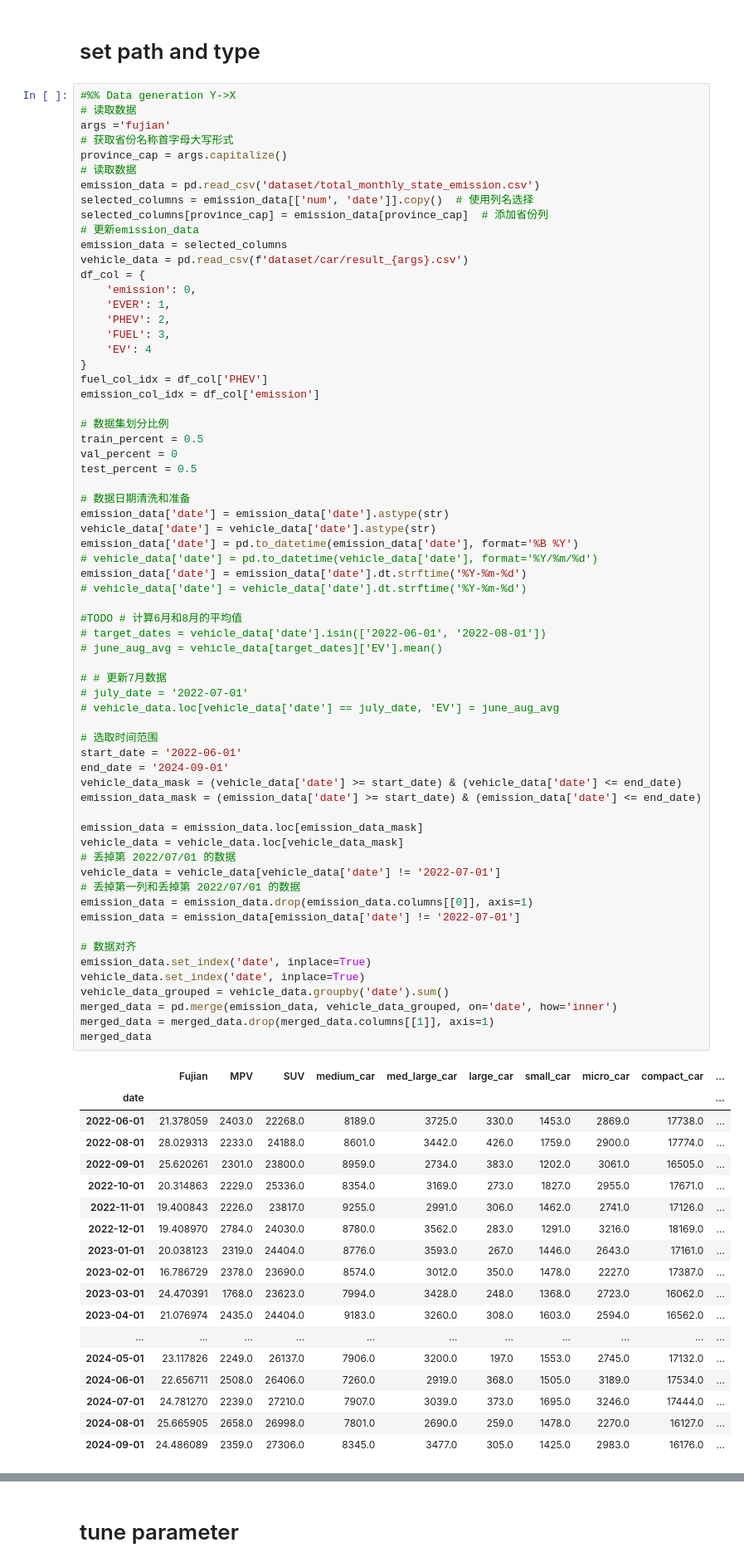
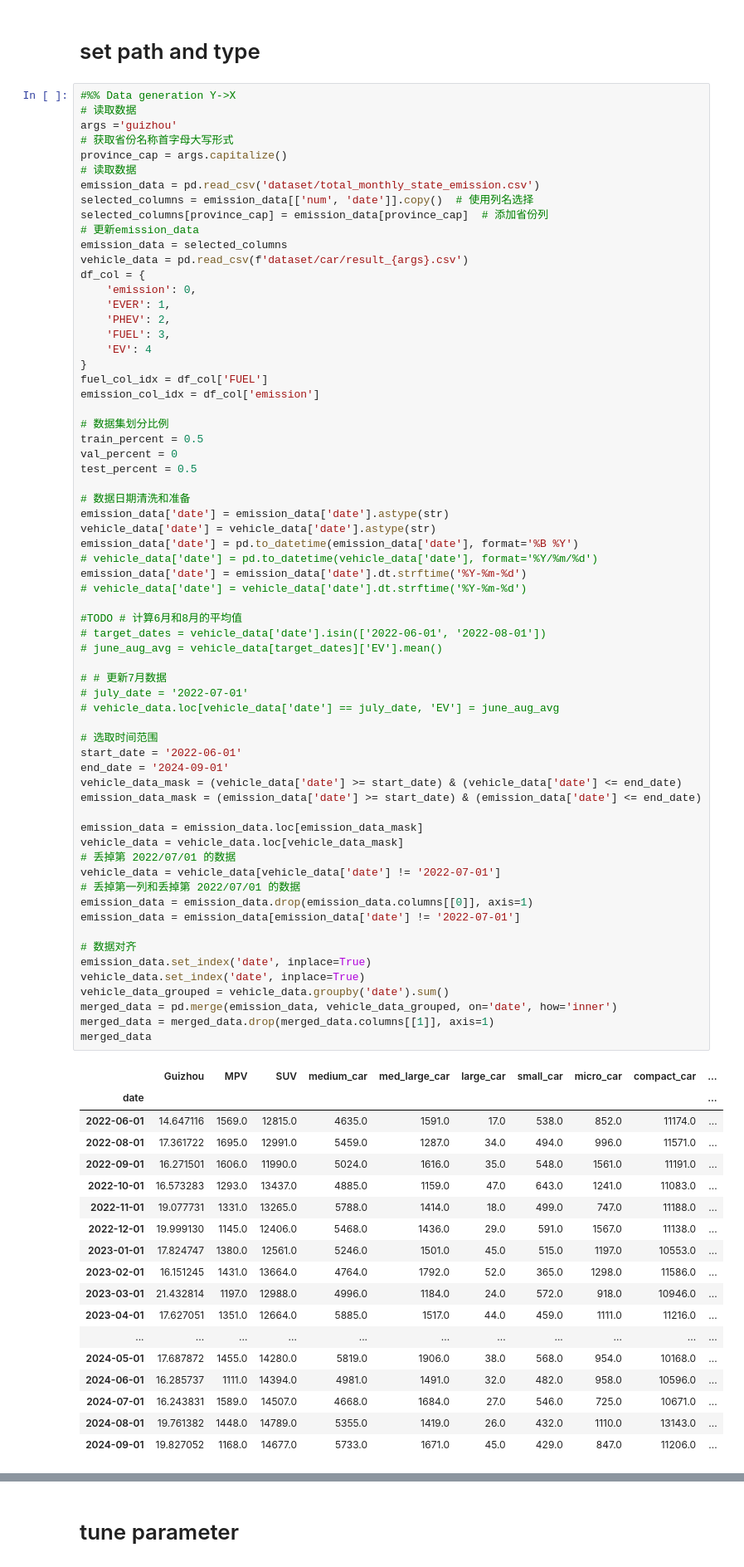
Before and after one commit to iamzhentang/causal, a Jupyter notebook: Nonlincausality/my_run.ipynb, the cells around one changed output, grey strips where cells are left out. Shown at 83% size. Cells and saved outputs as stored; diff of their text form.

```diff
--- a/Nonlincausality/my_run.ipynb
+++ b/Nonlincausality/my_run.ipynb
@@ -33,7 +33,7 @@ To enable the following instructions: AVX2 AVX_VNNI FMA, in other operations, re
 # %%
 #%% Data generation Y->X
 # 读取数据
-args ='fujian'
+args ='guizhou'
 # 获取省份名称首字母大写形式
 province_cap = args.capitalize()
 # 读取数据
@@ -50,7 +50,7 @@ df_col = {
     'FUEL': 3,
     'EV': 4
 }
-fuel_col_idx = df_col['PHEV']
+fuel_col_idx = df_col['FUEL']
 emission_col_idx = df_col['emission']
 
 # 数据集划分比例
@@ -69,51 +69,51 @@ emission_data['date'] = emission_data['date'].dt.strftime('%Y-%m-%d')
 #TODO # 计算6月和8月的平均值
 # target_dates = vehicle_data['date'].isin(['2022-06-01', '2022-08-01'])
 # june_aug_avg = vehicle_data[target_dates]['EV'].mean()
 
 # # 更新7月数据
 # july_date = '2022-07-01'
 # vehicle_data.loc[vehicle_data['date'] == july_date, 'EV'] = june_aug_avg
 
 # 选取时间范围
 start_date = '2022-06-01'
 end_date = '2024-09-01'
 vehicle_data_mask = (vehicle_data['date'] >= start_date) & (vehicle_data['date'] <= end_date)
 emission_data_mask = (emission_data['date'] >= start_date) & (emission_data['date'] <= end_date)
 
 emission_data = emission_data.loc[emission_data_mask]
 vehicle_data = vehicle_data.loc[vehicle_data_mask]
 # 丢掉第 2022/07/01 的数据
 vehicle_data = vehicle_data[vehicle_data['date'] != '2022-07-01']
 # 丢掉第一列和丢掉第 2022/07/01 的数据
 emission_data = emission_data.drop(emission_data.columns[[0]], axis=1)
 emission_data = emission_data[emission_data['date'] != '2022-07-01']
 
 # 数据对齐
 emission_data.set_index('date', inplace=True)
 vehicle_data.set_index('date', inplace=True)
 vehicle_data_grouped = vehicle_data.groupby('date').sum()
 merged_data = pd.merge(emission_data, vehicle_data_grouped, on='date', how='inner')
 merged_data = merged_data.drop(merged_data.columns[[1]], axis=1)
 merged_data
 # %% [output]
-|  | Fujian | MPV | SUV | medium_car | med_large_car | large_car | small_car | micro_car | compact_car | ... |
+|  | Guizhou | MPV | SUV | medium_car | med_large_car | large_car | small_car | micro_car | compact_car | ... |
 | date |  |  |  |  |  |  |  |  |  | ... |
-| 2022-06-01 | 21.378059 | 2403.0 | 22268.0 | 8189.0 | 3725.0 | 330.0 | 1453.0 | 2869.0 | 17738.0 | ... |
-| 2022-08-01 | 28.029313 | 2233.0 | 24188.0 | 8601.0 | 3442.0 | 426.0 | 1759.0 | 2900.0 | 17774.0 | ... |
-| 2022-09-01 | 25.620261 | 2301.0 | 23800.0 | 8959.0 | 2734.0 | 383.0 | 1202.0 | 3061.0 | 16505.0 | ... |
-| 2022-10-01 | 20.314863 | 2229.0 | 25336.0 | 8354.0 | 3169.0 | 273.0 | 1827.0 | 2955.0 | 17671.0 | ... |
-| 2022-11-01 | 19.400843 | 2226.0 | 23817.0 | 9255.0 | 2991.0 | 306.0 | 1462.0 | 2741.0 | 17126.0 | ... |
-| 2022-12-01 | 19.408970 | 2784.0 | 24030.0 | 8780.0 | 3562.0 | 283.0 | 1291.0 | 3216.0 | 18169.0 | ... |
-| 2023-01-01 | 20.038123 | 2319.0 | 24404.0 | 8776.0 | 3593.0 | 267.0 | 1446.0 | 2643.0 | 17161.0 | ... |
-| 2023-02-01 | 16.786729 | 2378.0 | 23690.0 | 8574.0 | 3012.0 | 350.0 | 1478.0 | 2227.0 | 17387.0 | ... |
-| 2023-03-01 | 24.470391 | 1768.0 | 23623.0 | 7994.0 | 3428.0 | 248.0 | 1368.0 | 2723.0 | 16062.0 | ... |
-| 2023-04-01 | 21.076974 | 2435.0 | 24404.0 | 9183.0 | 3260.0 | 308.0 | 1603.0 | 2594.0 | 16562.0 | ... |
+| 2022-06-01 | 14.647116 | 1569.0 | 12815.0 | 4635.0 | 1591.0 | 17.0 | 538.0 | 852.0 | 11174.0 | ... |
+| 2022-08-01 | 17.361722 | 1695.0 | 12991.0 | 5459.0 | 1287.0 | 34.0 | 494.0 | 996.0 | 11571.0 | ... |
+| 2022-09-01 | 16.271501 | 1606.0 | 11990.0 | 5024.0 | 1616.0 | 35.0 | 548.0 | 1561.0 | 11191.0 | ... |
+| 2022-10-01 | 16.573283 | 1293.0 | 13437.0 | 4885.0 | 1159.0 | 47.0 | 643.0 | 1241.0 | 11083.0 | ... |
+| 2022-11-01 | 19.077731 | 1331.0 | 13265.0 | 5788.0 | 1414.0 | 18.0 | 499.0 | 747.0 | 11188.0 | ... |
+| 2022-12-01 | 19.999130 | 1145.0 | 12406.0 | 5468.0 | 1436.0 | 29.0 | 591.0 | 1567.0 | 11138.0 | ... |
+| 2023-01-01 | 17.824747 | 1380.0 | 12561.0 | 5246.0 | 1501.0 | 45.0 | 515.0 | 1197.0 | 10553.0 | ... |
+| 2023-02-01 | 16.151245 | 1431.0 | 13664.0 | 4764.0 | 1792.0 | 52.0 | 365.0 | 1298.0 | 11586.0 | ... |
+| 2023-03-01 | 21.432814 | 1197.0 | 12988.0 | 4996.0 | 1184.0 | 24.0 | 572.0 | 918.0 | 10946.0 | ... |
+| 2023-04-01 | 17.627051 | 1351.0 | 12664.0 | 5885.0 | 1517.0 | 44.0 | 459.0 | 1111.0 | 11216.0 | ... |
 | ... | ... | ... | ... | ... | ... | ... | ... | ... | ... | ... |
-| 2024-05-01 | 23.117826 | 2249.0 | 26137.0 | 7906.0 | 3200.0 | 197.0 | 1553.0 | 2745.0 | 17132.0 | ... |
-| 2024-06-01 | 22.656711 | 2508.0 | 26406.0 | 7260.0 | 2919.0 | 368.0 | 1505.0 | 3189.0 | 17534.0 | ... |
-| 2024-07-01 | 24.781270 | 2239.0 | 27210.0 | 7907.0 | 3039.0 | 373.0 | 1695.0 | 3246.0 | 17444.0 | ... |
-| 2024-08-01 | 25.665905 | 2658.0 | 26998.0 | 7801.0 | 2690.0 | 259.0 | 1478.0 | 2270.0 | 16127.0 | ... |
-| 2024-09-01 | 24.486089 | 2359.0 | 27306.0 | 8345.0 | 3477.0 | 305.0 | 1425.0 | 2983.0 | 16176.0 | ... |
+| 2024-05-01 | 17.687872 | 1455.0 | 14280.0 | 5819.0 | 1906.0 | 38.0 | 568.0 | 954.0 | 10168.0 | ... |
+| 2024-06-01 | 16.285737 | 1111.0 | 14394.0 | 4981.0 | 1491.0 | 32.0 | 482.0 | 958.0 | 10596.0 | ... |
+| 2024-07-01 | 16.243831 | 1589.0 | 14507.0 | 4668.0 | 1684.0 | 27.0 | 546.0 | 725.0 | 10671.0 | ... |
+| 2024-08-01 | 19.761382 | 1448.0 | 14789.0 | 5355.0 | 1419.0 | 26.0 | 432.0 | 1110.0 | 13143.0 | ... |
+| 2024-09-01 | 19.827052 | 1168.0 | 14677.0 | 5733.0 | 1671.0 | 45.0 | 429.0 | 847.0 | 11206.0 | ... |
 27 rows × 34 columns
 # %%
 from sklearn.preprocessing import MinMaxScaler, StandardScaler
```
Also changed, not shown: parts of 3 cells of this notebook, 2 other files.
